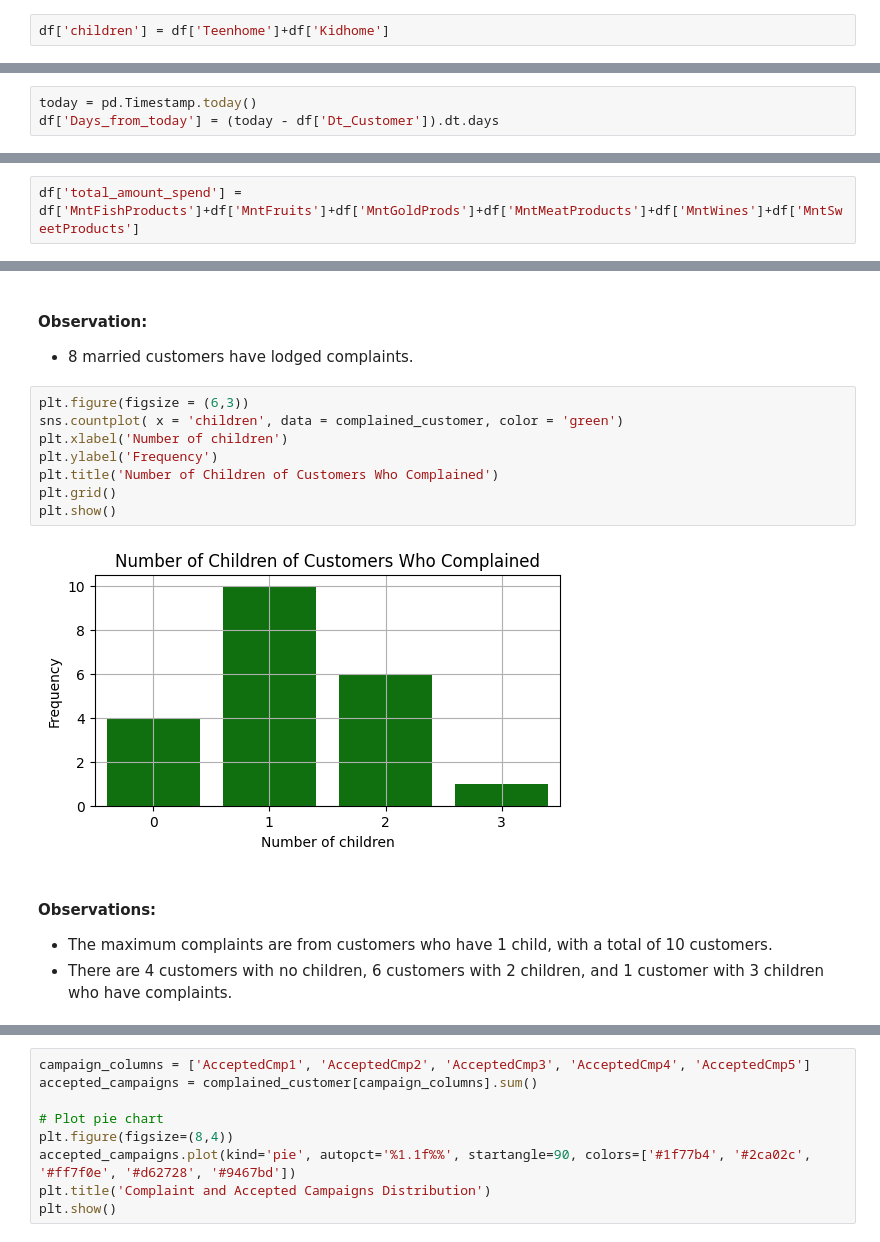
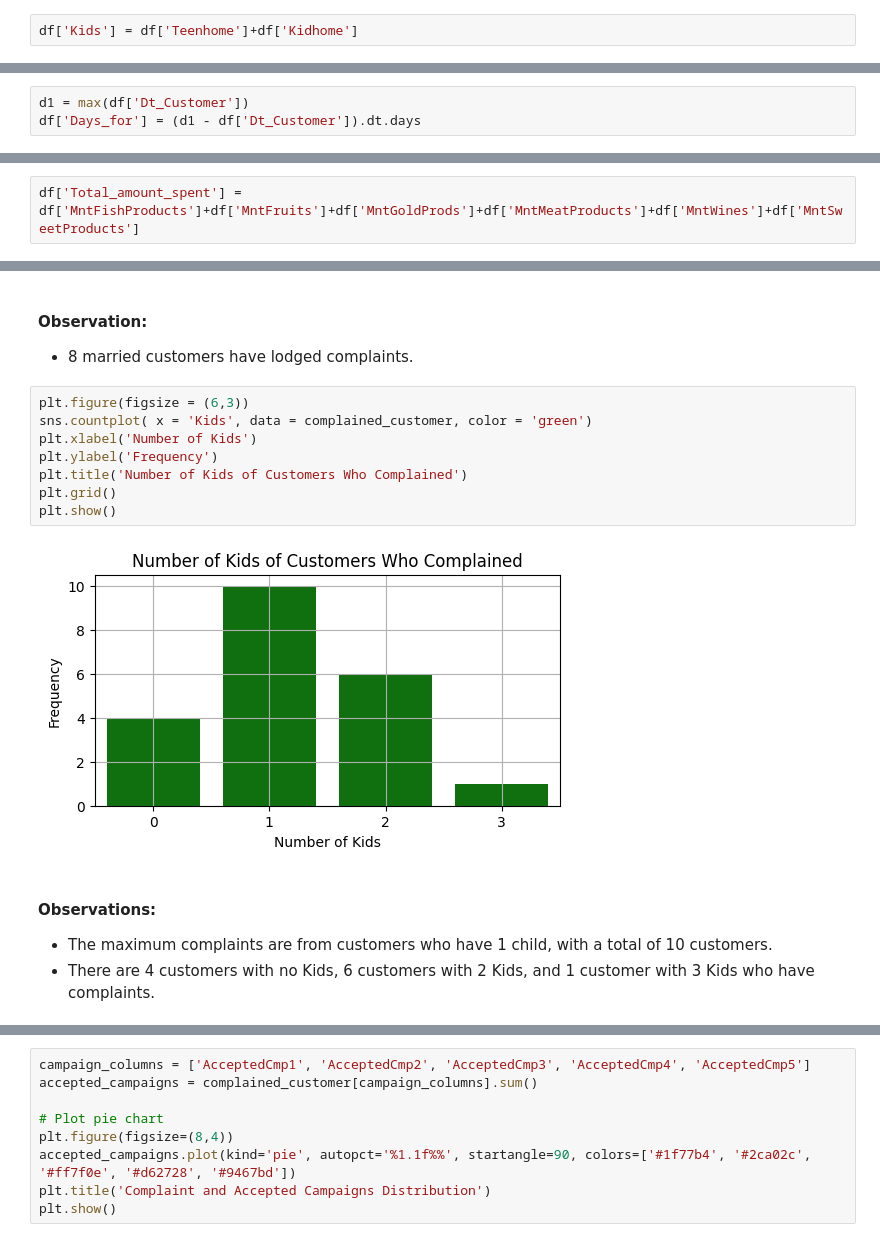
Before and after one commit to 654NISHA/ML_project, a Jupyter notebook: notebook/EDA.ipynb, the cells around one changed output, grey strips where cells are left out. Saved outputs shown, nothing was run; the diff lists cells and outputs as text.

```diff
--- a/notebook/EDA.ipynb
+++ b/notebook/EDA.ipynb
@@ -430,5 +436,5 @@ plt.show()
 # %% [output]
 [figure]
 # %%
-df['children'] = df['Teenhome']+df['Kidhome']
+df['Kids'] = df['Teenhome']+df['Kidhome']
 # %%
@@ -449,6 +455,6 @@ plt.show()
 # %%
 df['Dt_Customer'] = pd.to_datetime(df['Dt_Customer'])
 # %%
-today = pd.Timestamp.today()
-df['Days_from_today'] = (today - df['Dt_Customer']).dt.days
+d1 = max(df['Dt_Customer'])
+df['Days_for'] = (d1 - df['Dt_Customer']).dt.days
 # %%
@@ -546,5 +552,5 @@ plt.show()
 - The total amounts spent on gold, fish, sweet, and fruit products are relatively similar and lower than wines and meat products.
 - Customers seem to focus more on purchasing essential products rather than non-essential or luxury items.
 # %%
-df['total_amount_spend'] = df['MntFishProducts']+df['MntFruits']+df['MntGoldProds']+df['MntMeatProducts']+df['MntWines']+df['MntSweetProducts']
+df['Total_amount_spent'] = df['MntFishProducts']+df['MntFruits']+df['MntGoldProds']+df['MntMeatProducts']+df['MntWines']+df['MntSweetProducts']
 # %%
@@ -1023,15 +996,15 @@ plt.show()
 - 8 married customers have lodged complaints.
 # %%
 plt.figure(figsize = (6,3))
-sns.countplot( x = 'children', data = complained_customer, color = 'green')
-plt.xlabel('Number of children')
+sns.countplot( x = 'Kids', data = complained_customer, color = 'green')
+plt.xlabel('Number of Kids')
 plt.ylabel('Frequency')
-plt.title('Number of Children of Customers Who Complained')
+plt.title('Number of Kids of Customers Who Complained')
 plt.grid()
 plt.show()
 # %% [output]
-[figure, old version]
+[figure, new version]
 # %% [markdown]
 #### Observations:
 - The maximum complaints are from customers who have 1 child, with a total of 10 customers.
-- There are 4 customers with no children, 6 customers with 2 children, and 1 customer with 3 children who have complaints.
+- There are 4 customers with no Kids, 6 customers with 2 Kids, and 1 customer with 3 Kids who have complaints.
```
Also changed, not shown: parts of 65 cells of this notebook, 1 other file.
